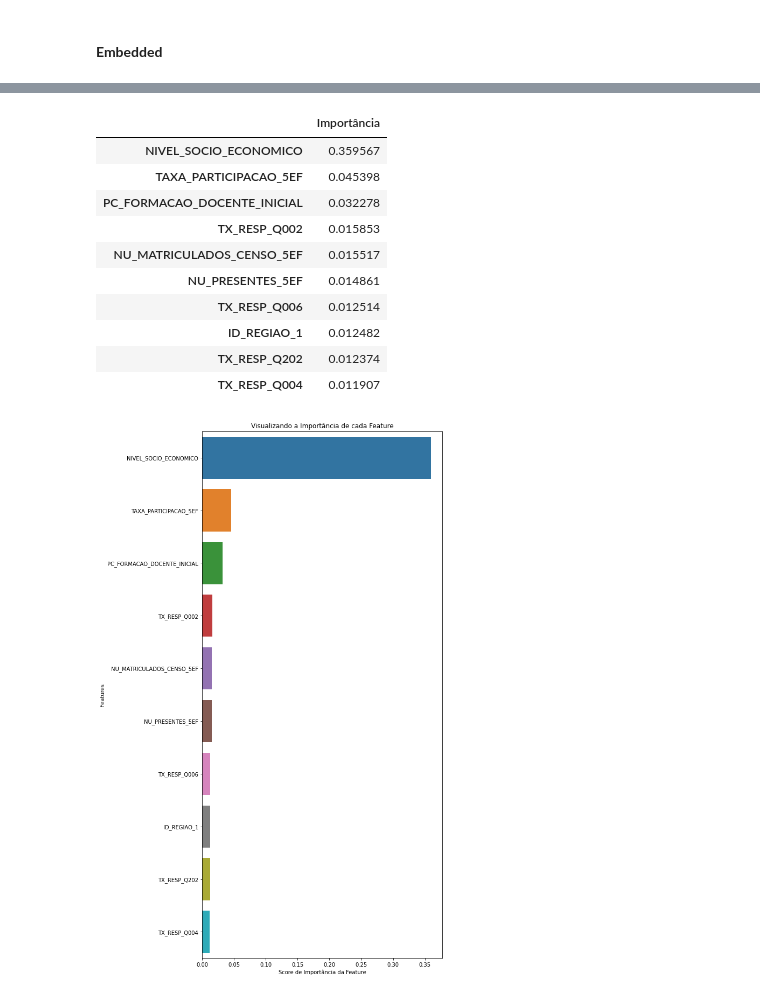
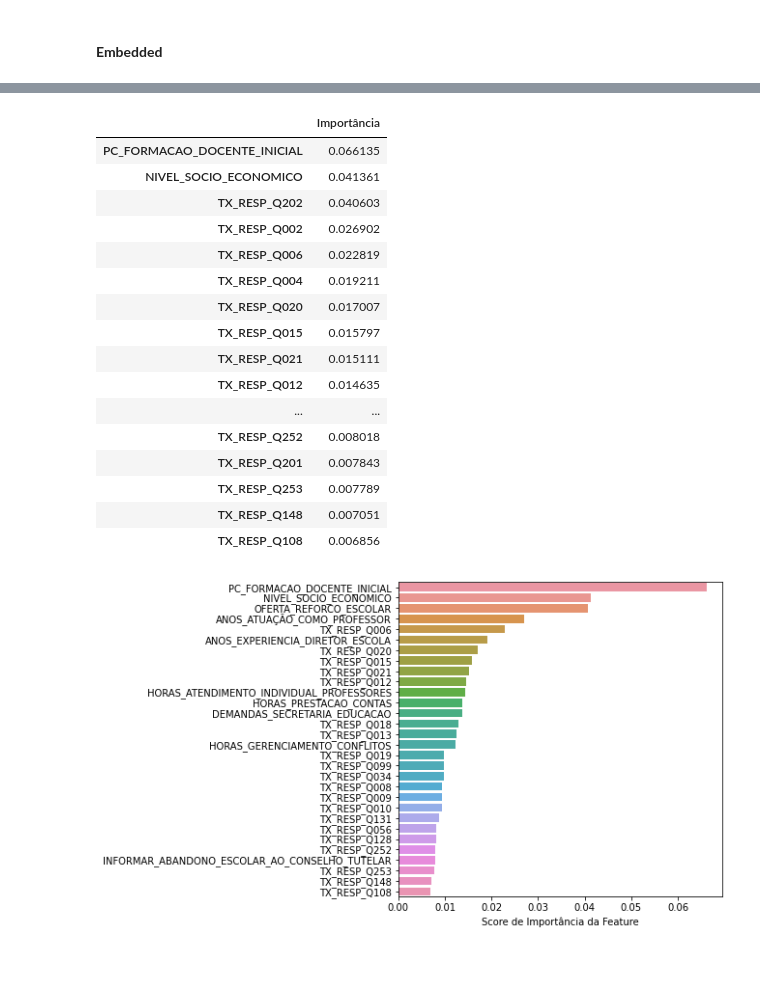
Before and after one commit to DanielaSenna/Projeto-SiDi, a Jupyter notebook: AnaliseDados_Saeb.ipynb, the cells around one changed output, grey strips where cells are left out. Drawn from its saved outputs; the diff is of its cells as text; code cells hidden in the pictures; blank space fills up the shorter version.

```diff
--- a/AnaliseDados_Saeb.ipynb
+++ b/AnaliseDados_Saeb.ipynb
@@ -575,7 +621,8 @@ Index(['TX_RESP_Q001', 'TX_RESP_Q035', 'TX_RESP_Q083', 'TX_RESP_Q089',
 # %% [markdown]
 #### **Embedded**
 # %%
-ml = RandomForestRegressor(n_estimators=100, n_jobs=-1, random_state=42)
+ml = RandomForestRegressor(random_state=42)
+#ml = DecisionTreeRegressor(random_state=42)
 ml.fit(X_train, y_train)
 
 y_pred = ml.predict(X_test)
@@ -583,5 +630,5 @@ y_pred = ml.predict(X_test)
 mae = mean_absolute_error(y_test, y_pred)
 r2 = r2_score(y_test, y_pred)
 print(round(mae, 2))
-print(round(r2, 2)) #robust 0.46 #power 0.45 s0.46
+print(round(r2, 2))
 # %% [output]
@@ -590,28 +706,63 @@ print(round(r2, 2)) #robust 0.46 #power 0.45 s0.46
 # %%
-feature_importance = pd.DataFrame(ml.feature_importances_, index=X_train.columns, columns=["Importância"]).sort_values(by=["Importância"], ascending=False)
-feature_importance = feature_importance.iloc[0:10,:]
+feature_importance = pd.DataFrame(ml1.feature_importances_, index=X_train.columns, columns=["Importância"]).sort_values(by=["Importância"], ascending=False)
+feature_importance = feature_importance.iloc[0:30,:]
 feature_importance
 # %% [output]
 |  | Importância |
-| NIVEL_SOCIO_ECONOMICO | 0.359567 |
-| TAXA_PARTICIPACAO_5EF | 0.045398 |
-| PC_FORMACAO_DOCENTE_INICIAL | 0.032278 |
-| TX_RESP_Q002 | 0.015853 |
-| NU_MATRICULADOS_CENSO_5EF | 0.015517 |
-| NU_PRESENTES_5EF | 0.014861 |
-| TX_RESP_Q006 | 0.012514 |
-| ID_REGIAO_1 | 0.012482 |
-| TX_RESP_Q202 | 0.012374 |
-| TX_RESP_Q004 | 0.011907 |
+| PC_FORMACAO_DOCENTE_INICIAL | 0.066135 |
+| NIVEL_SOCIO_ECONOMICO | 0.041361 |
+| TX_RESP_Q202 | 0.040603 |
+| TX_RESP_Q002 | 0.026902 |
+| TX_RESP_Q006 | 0.022819 |
+| TX_RESP_Q004 | 0.019211 |
+| TX_RESP_Q020 | 0.017007 |
+| TX_RESP_Q015 | 0.015797 |
+| TX_RESP_Q021 | 0.015111 |
+| TX_RESP_Q012 | 0.014635 |
+| ... | ... |
+| TX_RESP_Q252 | 0.008018 |
+| TX_RESP_Q201 | 0.007843 |
+| TX_RESP_Q253 | 0.007789 |
+| TX_RESP_Q148 | 0.007051 |
+| TX_RESP_Q108 | 0.006856 |
+# %%
+X_train.rename(columns={'TX_RESP_Q202': 'OFERTA_REFORCO_ESCOLAR',
+                                   'TX_RESP_Q201': 'INFORMAR_ABANDONO_ESCOLAR_AO_CONSELHO_TUTELAR',
+                                   'TX_RESP_Q002': 'ANOS_ATUAÇÃO_COMO_PROFESSOR',
+                                   'TX_RESP_Q004': 'ANOS_EXPERIENCIA_DIRETOR_ESCOLA',
+                                   'TX_RESP_Q006': 'ANOS_EXPERIENCIA_COMO_DIRETOR',
+                                   'TX_RESP_Q016': 'HORAS_ATENDIMENTO_INDIVIDUAL_PROFESSORES',
+                                   'TX_RESP_Q158': 'PROJETO_POLITICO_PEDAGOGICO',
+                                   'TX_RESP_Q017': 'DEMANDAS_SECRETARIA_EDUCACAO',
+                                   'TX_RESP_Q011': 'HORAS_PRESTACAO_CONTAS',
+                                   'TX_RESP_Q014': 'HORAS_GERENCIAMENTO_CONFLITOS',
+                                   'TX_RESP_Q020': 'HORAS_GASTA_COM_SEGURANCA',
+                                   'TX_RESP_Q015': 'ATENDIMENTO_ALUNOS',
+                                   'TX_RESP_Q021': 'OUTRAS_ATIVIDADES_PARA_ESCOLA',
+                                   'TX_RESP_Q012': 'REUNIAO_PROFESSORES',
+                                   'TX_RESP_Q018': 'MERENDA',
+                                   'TX_RESP_Q013': 'ATENDIMENTO_AOS_PAIS',
+                                   'TX_RESP_Q019': 'MANUTENCAO_ESCOLA',
+                                   'TX_RESP_Q099': 'BALANÇO_AREA_EXTERNA'
+                                   'TX_RESP_Q034': 'ETAPAS_EDUCACAO_INFANTIL_CRECHE',
+                                   'TX_RESP_Q008': 'HORAS_TRABALHO_SEMANAL',
+                                   'TX_RESP_Q009': 'HORAS_TRABALHADAS_ATIVIADES_EDUCACAO',
+                                   'TX_RESP_Q010': 'HORAS TRABALHADAS NA ESCOLA',
+                                   'TX_RESP_Q131': 'REUNIOES_CONSELHO_CLASSE'
+                                   'TX_RESP_Q056': 'LIVROS_DIDATICOS'
+                                   'TX_RESP_Q128': 'DISCUTE_TEMAS_COMUNITARIOS'
+                                   'TX_RESP_Q148': 'QUANTIDADE_REFEICOES'
+                                   'TX_RESP_Q108': 'AVALICAO_PREDIO_ESCOLAR'
+                                   }, inplace = True)
 # %%
-feature_imp = pd.Series(ml.feature_importances_, index=X_train.columns).sort_values(ascending=False)
-feature_imp = feature_imp[0:10]
+feature_imp = pd.Series(ml1.feature_importances_, index=X_train.columns).sort_values(ascending=False)
+feature_imp = feature_imp[0:30]
 
-fig = plt.figure(figsize=(8,18))
+fig = plt.figure(figsize=(6,6))
 sns.barplot(x=feature_imp, y=feature_imp.index)
 plt.xlabel('Score de Importância da Feature')
-plt.ylabel('Features')
-plt.title("Visualizando a Importância de cada Feature")
+#plt.ylabel('Features')
+#plt.title("Visualizando a Importância de cada Feature")
 plt.show()
 # %% [output]
-[figure, old version]
+[figure, new version]
```
Also changed, not shown: parts of 57 cells of this notebook.
